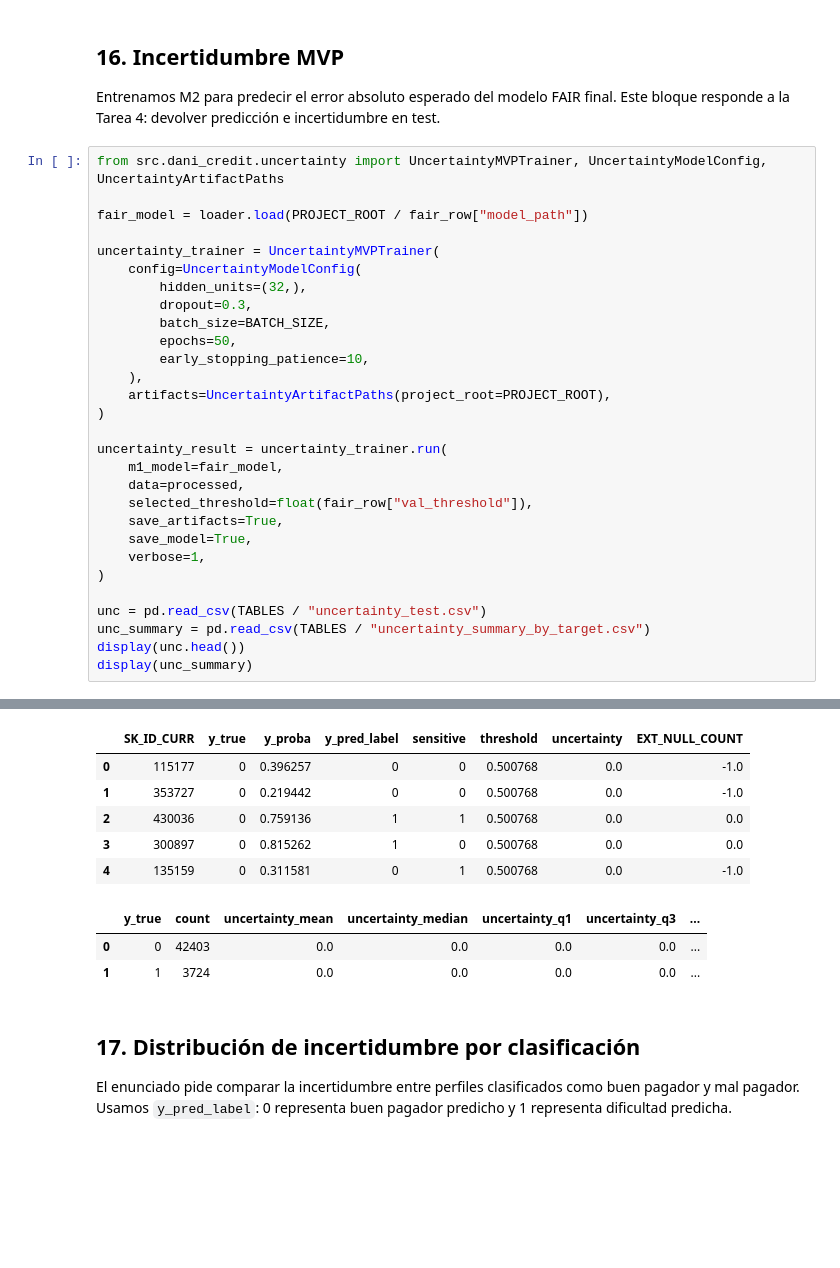
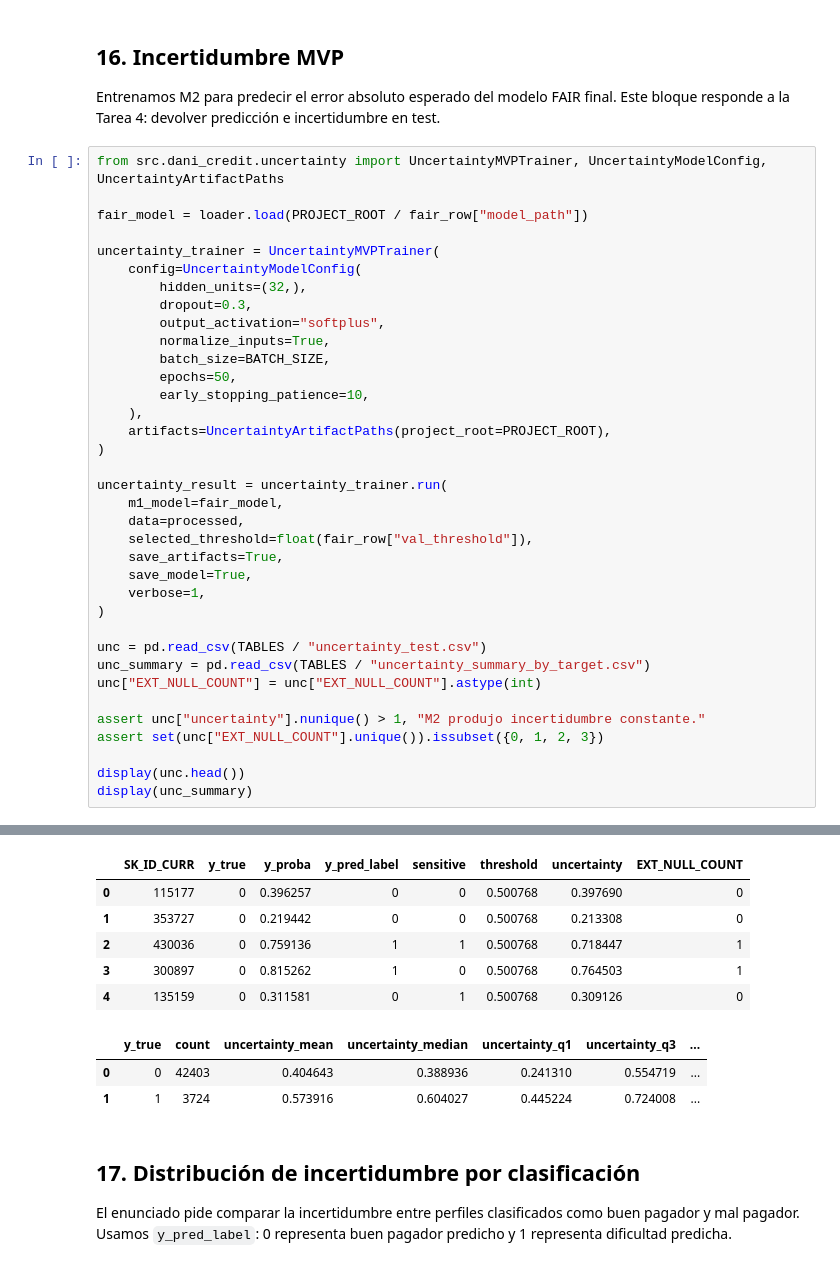
Before and after one commit to marcocorpacriado-pixel/taller-redes-confiables, a Jupyter notebook: notebooks/01_mvp_dani_professional.ipynb, the cells around one changed output, grey strips where cells are left out. Saved outputs shown, nothing was run; the diff lists cells and outputs as text; blank space fills up the shorter version.

```diff
--- a/notebooks/01_mvp_dani_professional.ipynb
+++ b/notebooks/01_mvp_dani_professional.ipynb
@@ -613,6 +618,8 @@ uncertainty_trainer = UncertaintyMVPTrainer(
     config=UncertaintyModelConfig(
         hidden_units=(32,),
         dropout=0.3,
+        output_activation="softplus",
+        normalize_inputs=True,
         batch_size=BATCH_SIZE,
         epochs=50,
         early_stopping_patience=10,
@@ -631,6 +638,11 @@ uncertainty_result = uncertainty_trainer.run(
 
 unc = pd.read_csv(TABLES / "uncertainty_test.csv")
 unc_summary = pd.read_csv(TABLES / "uncertainty_summary_by_target.csv")
+unc["EXT_NULL_COUNT"] = unc["EXT_NULL_COUNT"].astype(int)
+
+assert unc["uncertainty"].nunique() > 1, "M2 produjo incertidumbre constante."
+assert set(unc["EXT_NULL_COUNT"].unique()).issubset({0, 1, 2, 3})
+
 display(unc.head())
 display(unc_summary)
 # %% [output]
@@ -654,12 +666,12 @@ Epoch 11/50
 |  | SK_ID_CURR | y_true | y_proba | y_pred_label | sensitive | threshold | uncertainty | EXT_NULL_COUNT |
-| 0 | 115177 | 0 | 0.396257 | 0 | 0 | 0.500768 | 0.0 | -1.0 |
-| 1 | 353727 | 0 | 0.219442 | 0 | 0 | 0.500768 | 0.0 | -1.0 |
-| 2 | 430036 | 0 | 0.759136 | 1 | 1 | 0.500768 | 0.0 | 0.0 |
-| 3 | 300897 | 0 | 0.815262 | 1 | 0 | 0.500768 | 0.0 | 0.0 |
-| 4 | 135159 | 0 | 0.311581 | 0 | 1 | 0.500768 | 0.0 | -1.0 |
+| 0 | 115177 | 0 | 0.396257 | 0 | 0 | 0.500768 | 0.397690 | 0 |
+| 1 | 353727 | 0 | 0.219442 | 0 | 0 | 0.500768 | 0.213308 | 0 |
+| 2 | 430036 | 0 | 0.759136 | 1 | 1 | 0.500768 | 0.718447 | 1 |
+| 3 | 300897 | 0 | 0.815262 | 1 | 0 | 0.500768 | 0.764503 | 1 |
+| 4 | 135159 | 0 | 0.311581 | 0 | 1 | 0.500768 | 0.309126 | 0 |
 |  | y_true | count | uncertainty_mean | uncertainty_median | uncertainty_q1 | uncertainty_q3 | ... |
-| 0 | 0 | 42403 | 0.0 | 0.0 | 0.0 | 0.0 | ... |
-| 1 | 1 | 3724 | 0.0 | 0.0 | 0.0 | 0.0 | ... |
+| 0 | 0 | 42403 | 0.404643 | 0.388936 | 0.241310 | 0.554719 | ... |
+| 1 | 1 | 3724 | 0.573916 | 0.604027 | 0.445224 | 0.724008 | ... |
 # %% [markdown]
 ## 17. Distribución de incertidumbre por clasificación
 
```
Also changed, not shown: parts of 7 cells of this notebook, 12 other files.
